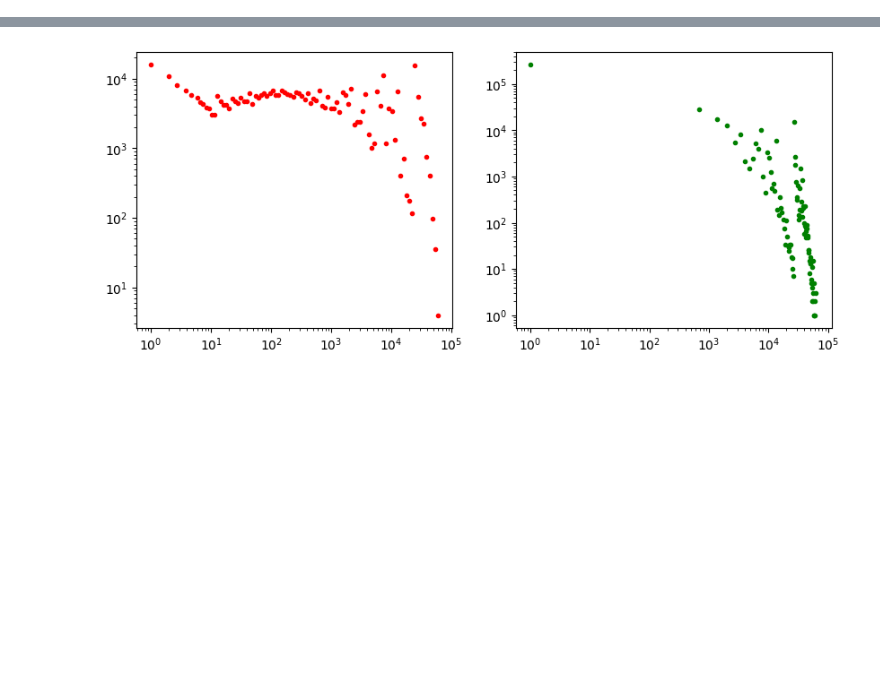
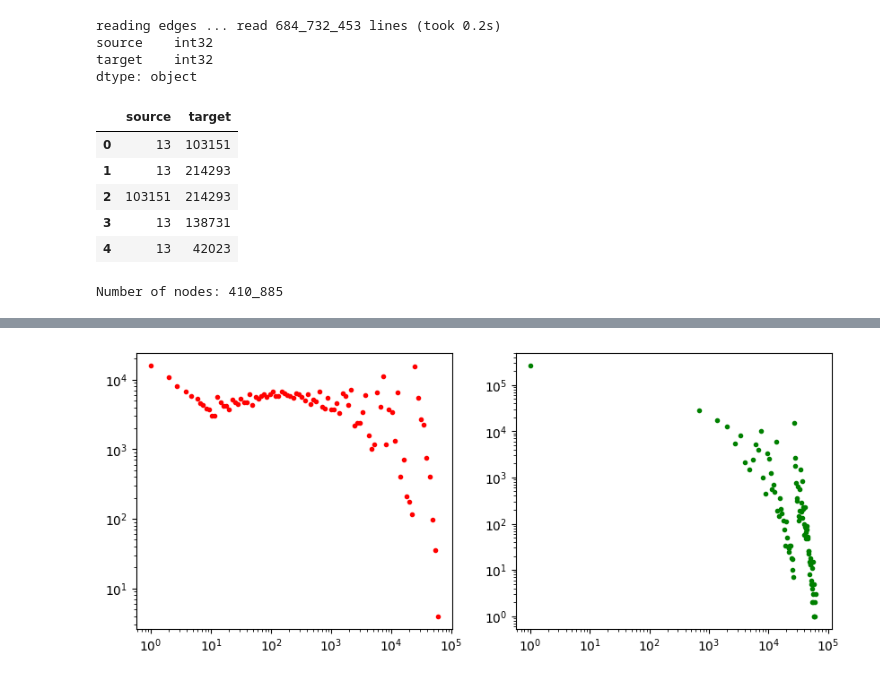
Before and after one commit to MattThePerson/SNA_Project_2024, a Jupyter notebook: notebooks/2.1 Viewing and Analysing Degree.ipynb, the cells around one changed output, grey strips where cells are left out. Saved outputs shown, nothing was run; the diff lists cells and outputs as text; code cells hidden in the pictures; blank space fills up the shorter version.

```diff
--- a/notebooks/2.1 Viewing and Analysing Degree.ipynb
+++ b/notebooks/2.1 Viewing and Analysing Degree.ipynb
@@ -13,7 +14,35 @@ from fun.fun import *
 # %%
 # Variables
 edges_fn = '../data/edges.csv'
+edges_prq = "../data/edges.parquet"
 degree_fn = '../data/degree_centralities.csv'
+# %%
+# -> IN : PARQUET Read edges from parquet to dataframe
+print("reading edges ... ", end='')
+start = time.time()
+df = dd.read_parquet(edges_prq)
+df[['source', 'target']] = df[['source', 'target']].astype('int32')
+end = time.time()
+print("read {:_} lines (took {:.1f}s)".format(len(df), (end-start)))
+print(df.dtypes)
+df.head()
+# %% [output]
+reading edges ... read 684_732_453 lines (took 0.2s)
+source    int32
+target    int32
+dtype: object
+|  | source | target |
+| 0 | 13 | 103151 |
+| 1 | 13 | 214293 |
+| 2 | 103151 | 214293 |
+| 3 | 13 | 138731 |
+| 4 | 13 | 42023 |
+# %%
+# -> IN : Read list of nodes
+nodes = pd.read_csv('../data/node_ids.csv', index_col='index')
+print("Number of nodes: {:_}".format(len(nodes)))
+# %% [output]
+Number of nodes: 410_885
 # %%
 # -> IN : Read degree centrality values
 dc = pd.read_csv(degree_fn, index_col='node')
```
Also changed, not shown: parts of 10 cells of this notebook, 7 other files.
